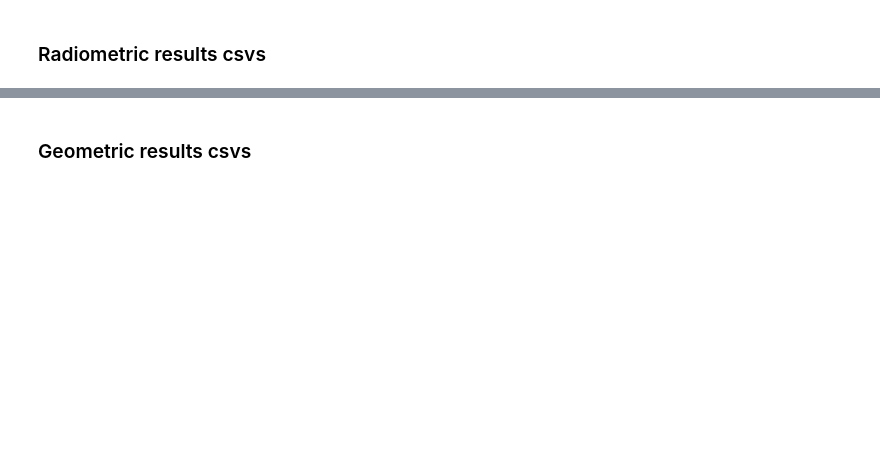
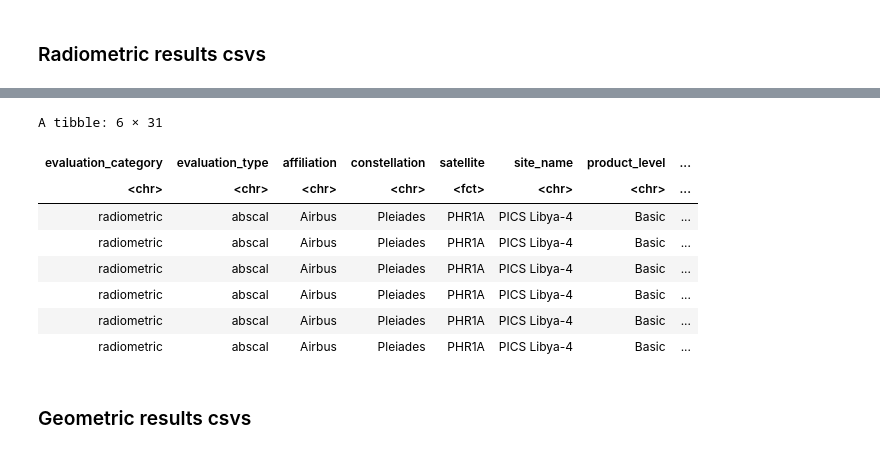
Before and after one commit to pahbs/csda_summaries, a Jupyter notebook: notebooks/build_eval_results_db.ipynb, the cells around one changed output, grey strips where cells are left out. Cells and saved outputs as stored; diff of their text form; code cells hidden in the pictures; blank space fills up the shorter version.

```diff
--- a/notebooks/build_eval_results_db.ipynb
+++ b/notebooks/build_eval_results_db.ipynb
@@ -170,3 +216,15 @@ New names:
+# %%
+head(df_abscal)
+# %% [output]
+A tibble: 6 × 31
+| evaluation_category | evaluation_type | affiliation | constellation | satellite | site_name | product_level | ... |
+| <chr> | <chr> | <chr> | <chr> | <fct> | <chr> | <chr> | ... |
+| radiometric | abscal | Airbus | Pleiades | PHR1A | PICS Libya-4 | Basic | ... |
+| radiometric | abscal | Airbus | Pleiades | PHR1A | PICS Libya-4 | Basic | ... |
+| radiometric | abscal | Airbus | Pleiades | PHR1A | PICS Libya-4 | Basic | ... |
+| radiometric | abscal | Airbus | Pleiades | PHR1A | PICS Libya-4 | Basic | ... |
+| radiometric | abscal | Airbus | Pleiades | PHR1A | PICS Libya-4 | Basic | ... |
+| radiometric | abscal | Airbus | Pleiades | PHR1A | PICS Libya-4 | Basic | ... |
 # %%
 DIR_RADIOMETRIC_DB = file.path(DIR_EVAL_RESULTS_DB, "radiometric_db")
 dir.create(DIR_RADIOMETRIC_DB, showWarnings = FALSE, recursive = TRUE)
```
Also changed, not shown: parts of 17 cells of this notebook, 3 other files.
